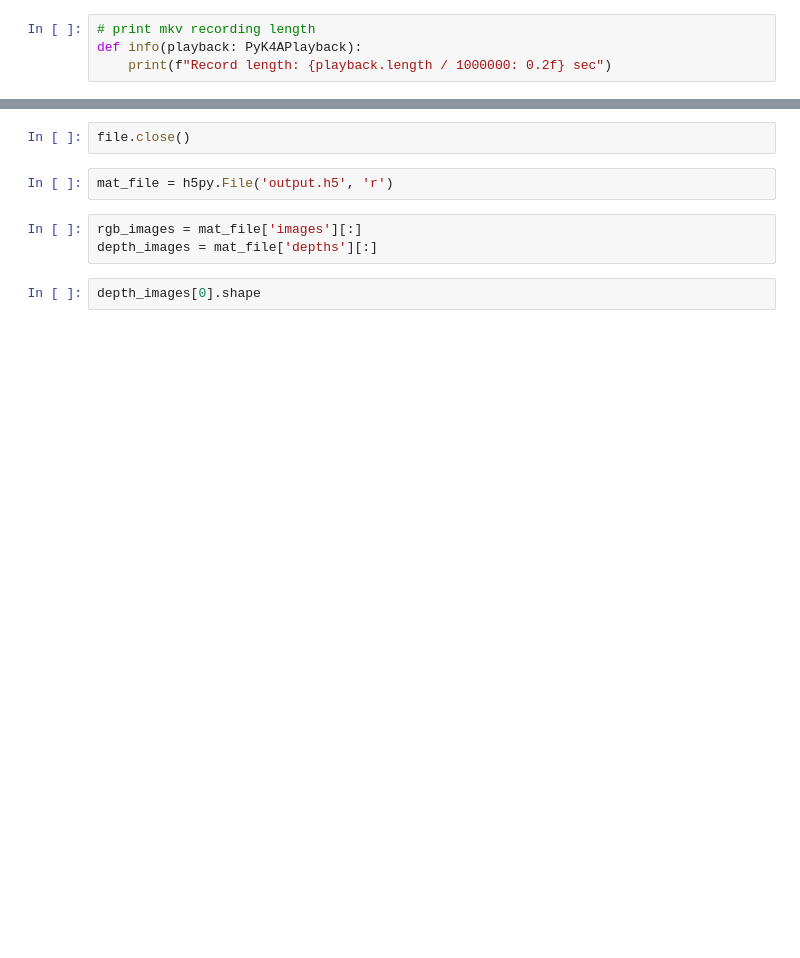
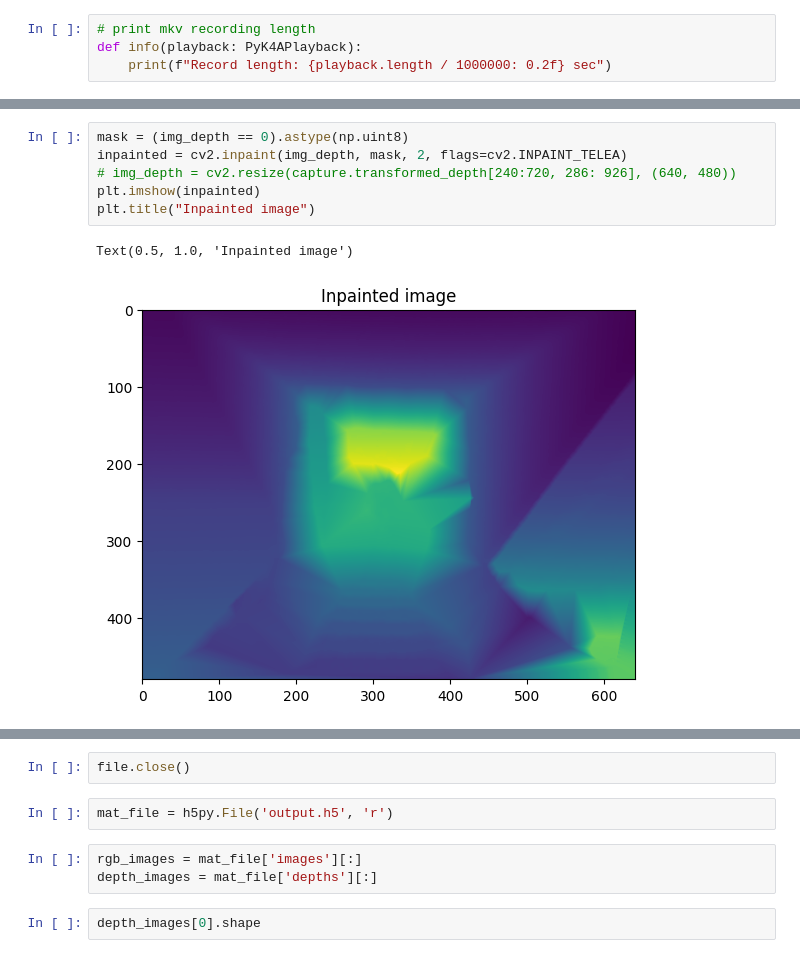
Before and after one commit to hjoons/FH12-EdgeMapper, a Jupyter notebook: comm-test/frame/frame_generator.ipynb, the cells around one changed output, grey strips where cells are left out. Saved outputs shown, nothing was run; the diff lists cells and outputs as text; blank space fills up the shorter version.

```diff
--- a/comm-test/frame/frame_generator.ipynb
+++ b/comm-test/frame/frame_generator.ipynb
@@ -71,3 +114,12 @@ playback.close()
+# %%
+mask = (img_depth == 0).astype(np.uint8)
+inpainted = cv2.inpaint(img_depth, mask, 2, flags=cv2.INPAINT_TELEA)
+# img_depth = cv2.resize(capture.transformed_depth[240:720, 286: 926], (640, 480))
+plt.imshow(inpainted)
+plt.title("Inpainted image")
+# %% [output]
+Text(0.5, 1.0, 'Inpainted image')
+[figure, added]
 # %%
 import h5py
 
```
Also changed, not shown: parts of 6 cells of this notebook.
